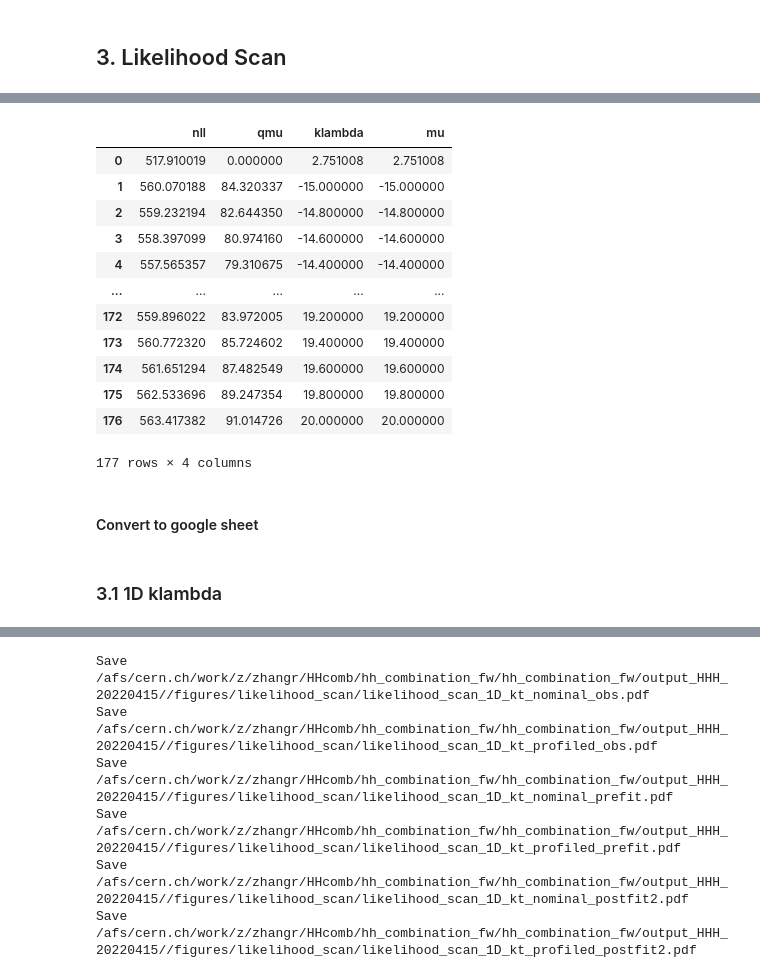
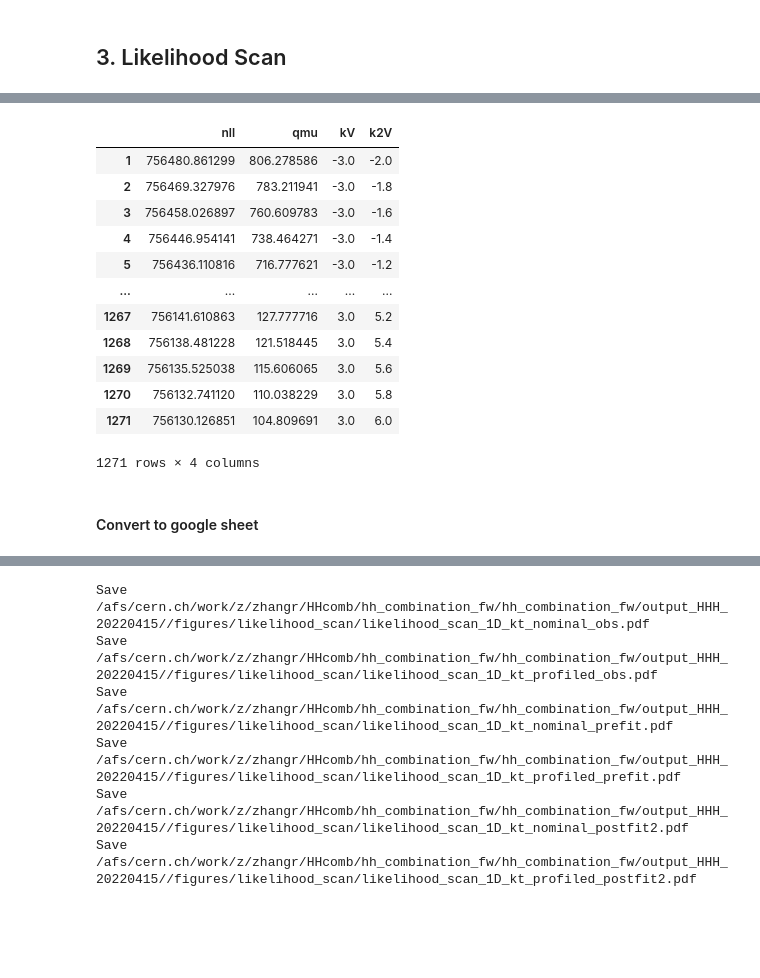
Before and after one commit to dyl64/hh_combination_fw, a Jupyter notebook: tutorials/HHH2022/GenPlots.ipynb, the cells around one changed output, grey strips where cells are left out. Saved outputs shown, nothing was run; the diff lists cells and outputs as text; code cells hidden in the pictures; blank space fills up the shorter version.

```diff
--- a/tutorials/HHH2022/GenPlots.ipynb
+++ b/tutorials/HHH2022/GenPlots.ipynb
@@ -363,19 +383,19 @@ dict_keys(['1D_kt_nominal_obs', '1D_kt_profiled_obs', '2D_kl_kt_obs', '1D_kt_nom
-# %%
-likelihood_df['1D_kt_nominal_obs']['bbyy']
-# %% [output]
-|  | nll | qmu | klambda | mu |
-| 0 | 517.910019 | 0.000000 | 2.751008 | 2.751008 |
-| 1 | 560.070188 | 84.320337 | -15.000000 | -15.000000 |
-| 2 | 559.232194 | 82.644350 | -14.800000 | -14.800000 |
-| 3 | 558.397099 | 80.974160 | -14.600000 | -14.600000 |
-| 4 | 557.565357 | 79.310675 | -14.400000 | -14.400000 |
-| ... | ... | ... | ... | ... |
-| 172 | 559.896022 | 83.972005 | 19.200000 | 19.200000 |
-| 173 | 560.772320 | 85.724602 | 19.400000 | 19.400000 |
-| 174 | 561.651294 | 87.482549 | 19.600000 | 19.600000 |
-| 175 | 562.533696 | 89.247354 | 19.800000 | 19.800000 |
-| 176 | 563.417382 | 91.014726 | 20.000000 | 20.000000 |
-177 rows × 4 columns
+# %%
+likelihood_df['kV_k2V_2D_expected']['combined']
+# %% [output]
+|  | nll | qmu | kV | k2V |
+| 1 | 756480.861299 | 806.278586 | -3.0 | -2.0 |
+| 2 | 756469.327976 | 783.211941 | -3.0 | -1.8 |
+| 3 | 756458.026897 | 760.609783 | -3.0 | -1.6 |
+| 4 | 756446.954141 | 738.464271 | -3.0 | -1.4 |
+| 5 | 756436.110816 | 716.777621 | -3.0 | -1.2 |
+| ... | ... | ... | ... | ... |
+| 1267 | 756141.610863 | 127.777716 | 3.0 | 5.2 |
+| 1268 | 756138.481228 | 121.518445 | 3.0 | 5.4 |
+| 1269 | 756135.525038 | 115.606065 | 3.0 | 5.6 |
+| 1270 | 756132.741120 | 110.038229 | 3.0 | 5.8 |
+| 1271 | 756130.126851 | 104.809691 | 3.0 | 6.0 |
+1271 rows × 4 columns
 # %% [markdown]
 #### Convert to google sheet
 # %%
@@ -398,8 +418,6 @@ likelihood_df['1D_kt_nominal_obs']['bbyy']
 #     for channel in google_uncond_df[k]:
 #         print(k, channel)
 #         print(google_uncond_df[k][channel]['muhat']['klambda'])
-# %% [markdown]
-### 3.1 1D klambda
 # %%
 styles_map = {
     'bbbb': {"color": color_pallete[4], "marker": "^"},
```
Also changed, not shown: parts of 9 cells of this notebook, 1 other file.
